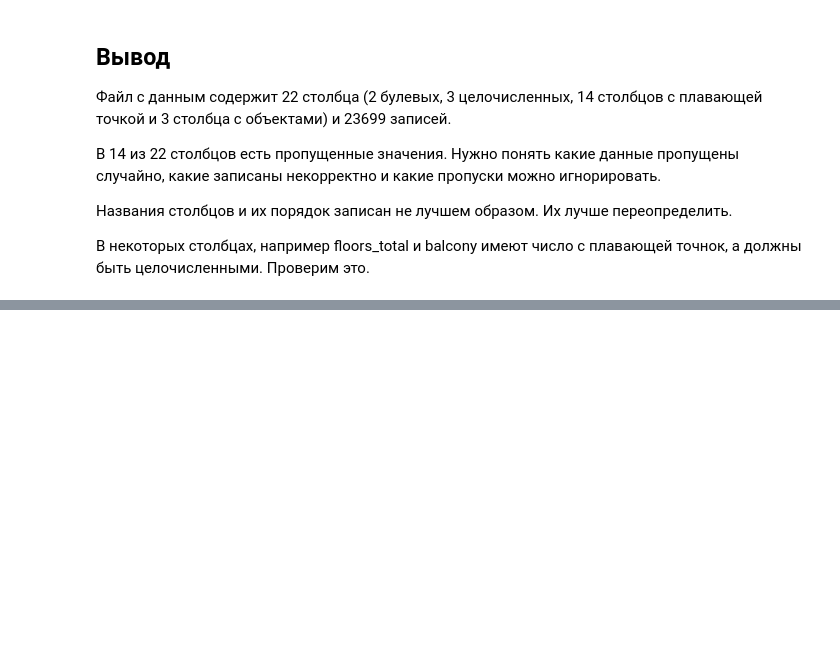
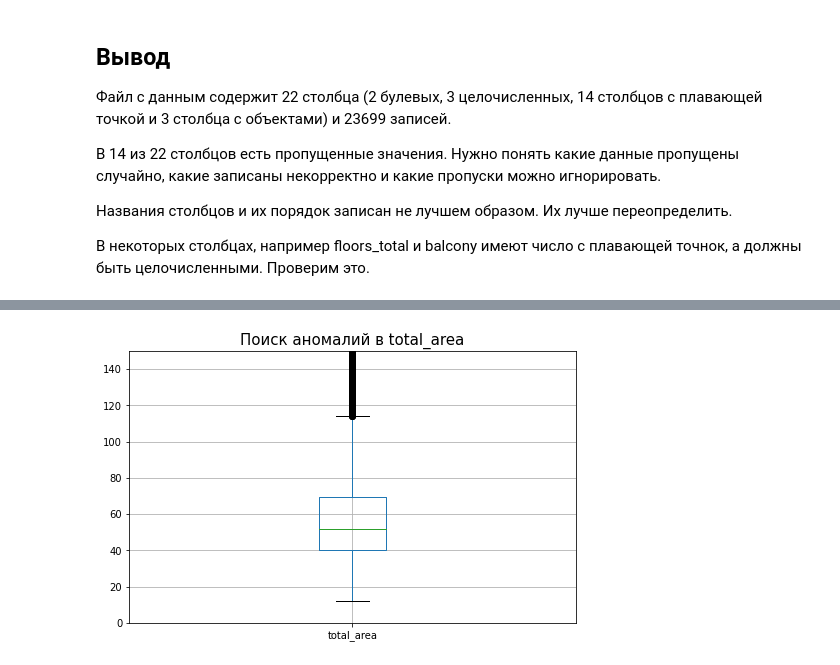
Before and after one commit to FrolovskiyKirill/Data-Science-Projects, a Jupyter notebook: Project_Two.ipynb, the cells around one changed output, grey strips where cells are left out. Saved outputs shown, nothing was run; the diff lists cells and outputs as text; code cells hidden in the pictures; blank space fills up the shorter version.

```diff
--- a/Project_Two.ipynb
+++ b/Project_Two.ipynb
@@ -150,0 +478,8 @@ Name: studio, Length: 23699, dtype: bool
+# %%
+plt.figure(figsize=(8, 5))
+df.boxplot(column='total_area')
+plt.title('Поиск аномалий в total_area', fontsize=15)
+plt.ylim(0, 150)
+plt.show()
+# %% [output]
+[figure, added]
```
Also changed, not shown: parts of 66 cells of this notebook.
